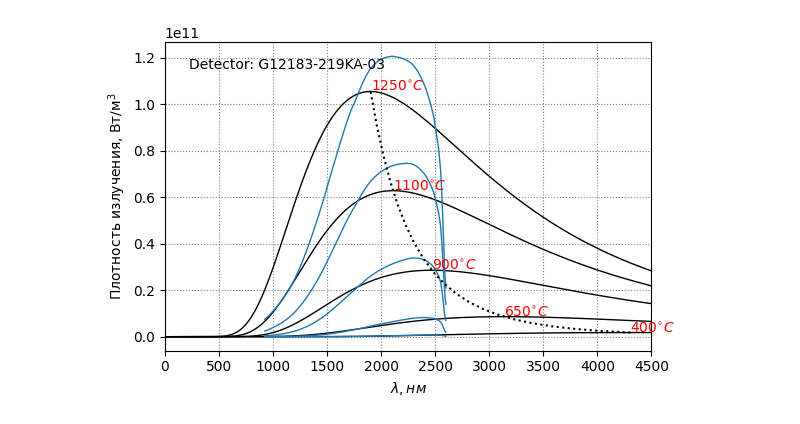
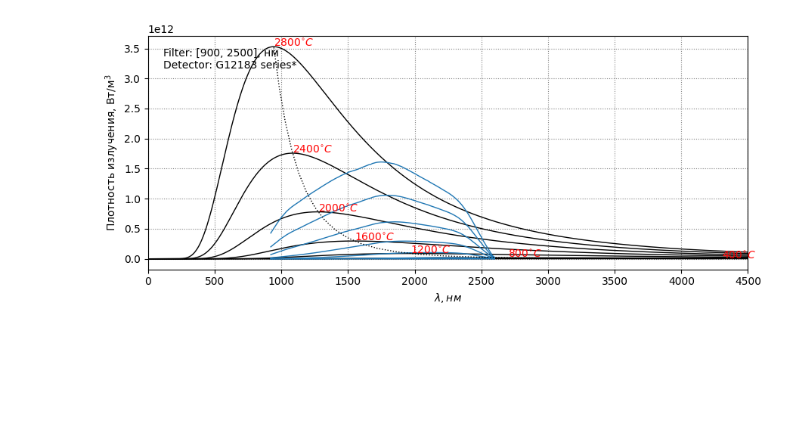
Before and after one commit to Exinker/optical-pyrometer, a Jupyter notebook: app.ipynb, the cells around one changed output. Drawn from its saved outputs; the diff is of its cells as text; code cells hidden in the pictures; blank space fills up the shorter version.

```diff
--- a/app.ipynb
+++ b/app.ipynb
@@ -34,10 +50,15 @@ show_irradiance(
-# %%
-show_radiation_density(
-    temperature=[400, 650, 900, 1100, 1250],
-    detector=detector,
-)
-# %% [output]
-[figure, removed]
+# %%
+lb, ub = temperature_range
+
+show_radiation_density(
+    # temperature=[lb, 650, 900, 1100, 1250],
+    temperature=[400, 800, 1200, 1600, 2000, 2400, 2800],
+    filter=filter,
+    detector=detector,
+    save=True,
+)
+# %% [output]
+[figure, added]
 # %%
 result = run_experiment(
     temperature_range=temperature_range,
```
Also changed, not shown: parts of 6 cells of this notebook, 23 other files.
